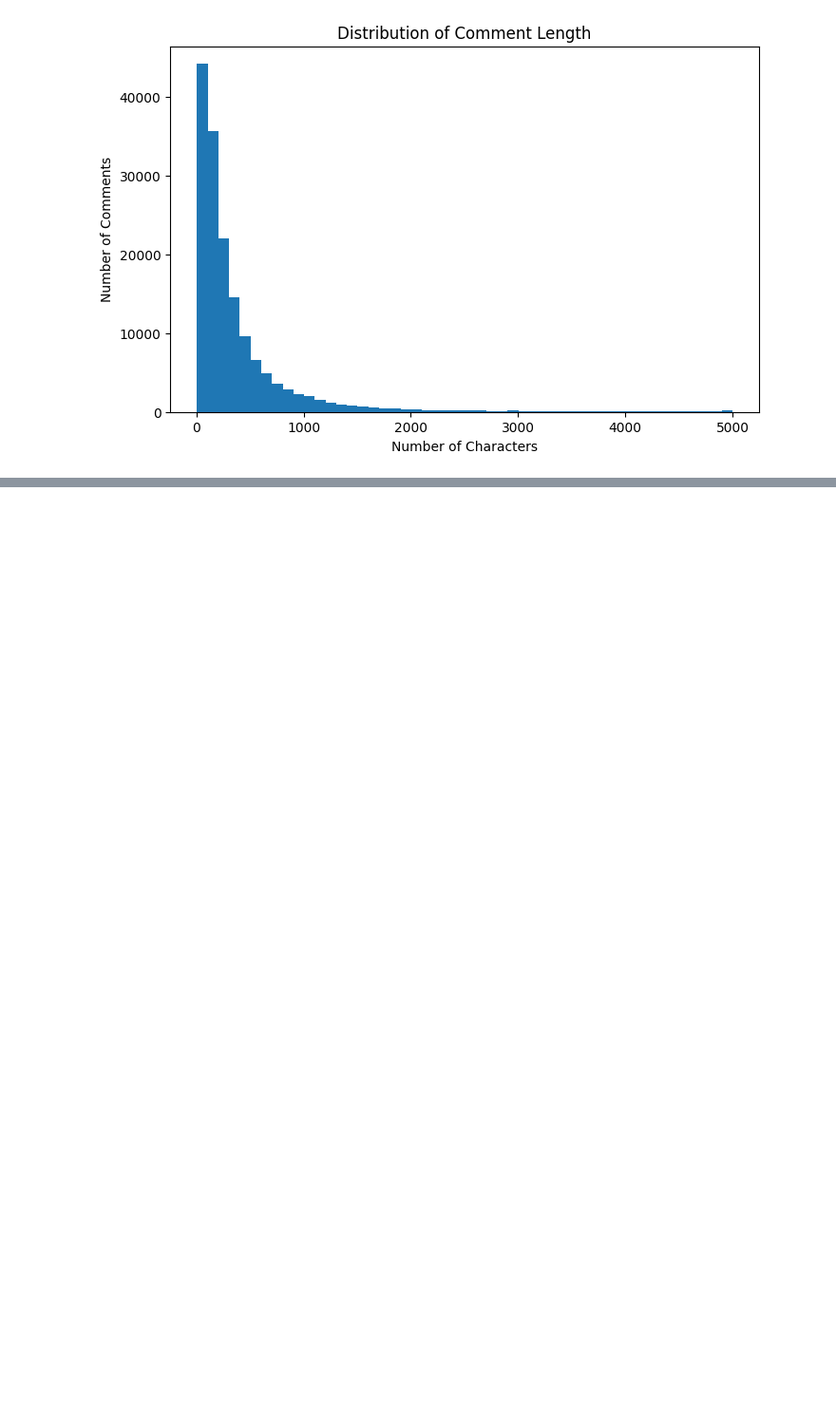
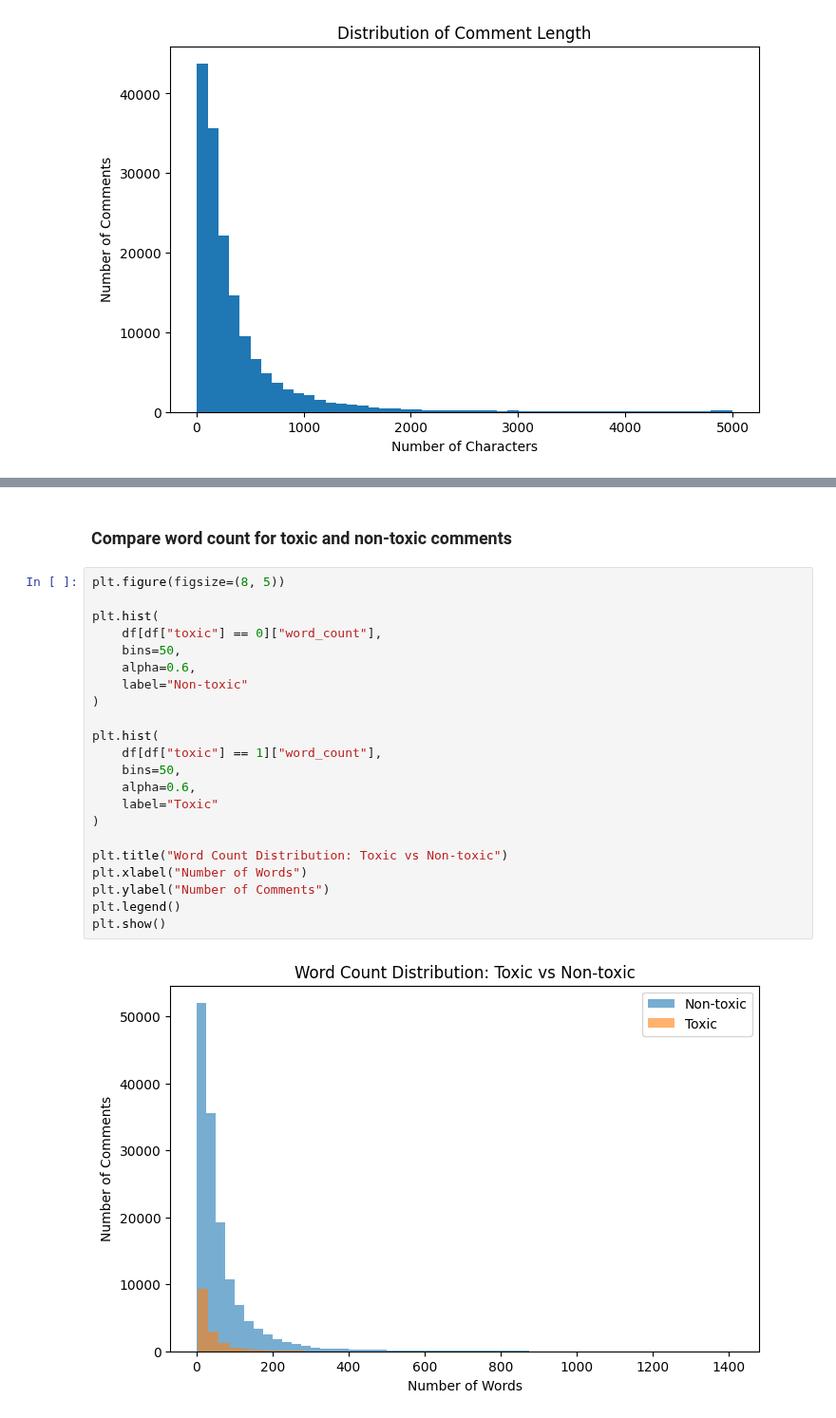
Before and after one commit to mahiicodes09-spec/Convox, a Jupyter notebook: ml/model-1 (mahi)/notebook/jigsaw-eda.ipynb, the cells around one changed output, grey strips where cells are left out. Shown at 95% size. Cells and saved outputs as stored; diff of their text form; blank space fills up the shorter version.

Commit message:
Add Jigsaw toxicity model and ML notebooks

```diff
--- a/ml/model-1 (mahi)/notebook/jigsaw-eda.ipynb
+++ b/ml/model-1 (mahi)/notebook/jigsaw-eda.ipynb
@@ -133,3 +132,29 @@ plt.ylabel("Number of Comments")
 plt.show()
 # %% [output]
 [figure]
+# %% [markdown]
+### Compare word count for toxic and non-toxic comments
+# %%
+plt.figure(figsize=(8, 5))
+
+plt.hist(
+    df[df["toxic"] == 0]["word_count"],
+    bins=50,
+    alpha=0.6,
+    label="Non-toxic"
+)
+
+plt.hist(
+    df[df["toxic"] == 1]["word_count"],
+    bins=50,
+    alpha=0.6,
+    label="Toxic"
+)
+
+plt.title("Word Count Distribution: Toxic vs Non-toxic")
+plt.xlabel("Number of Words")
+plt.ylabel("Number of Comments")
+plt.legend()
+plt.show()
+# %% [output]
+[figure, added]
```
Also changed, not shown: parts of 48 cells of this notebook, 6 other files.
